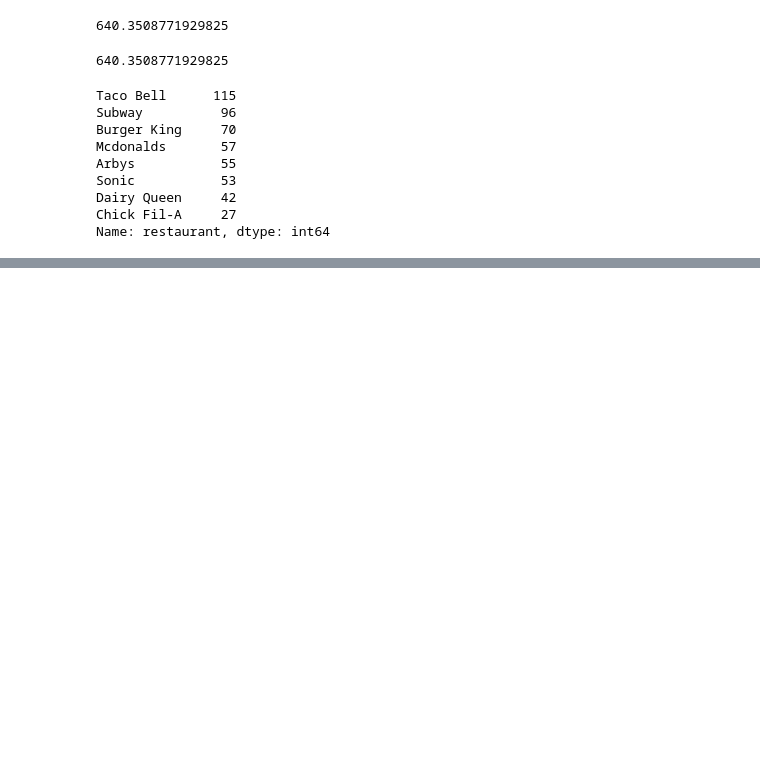
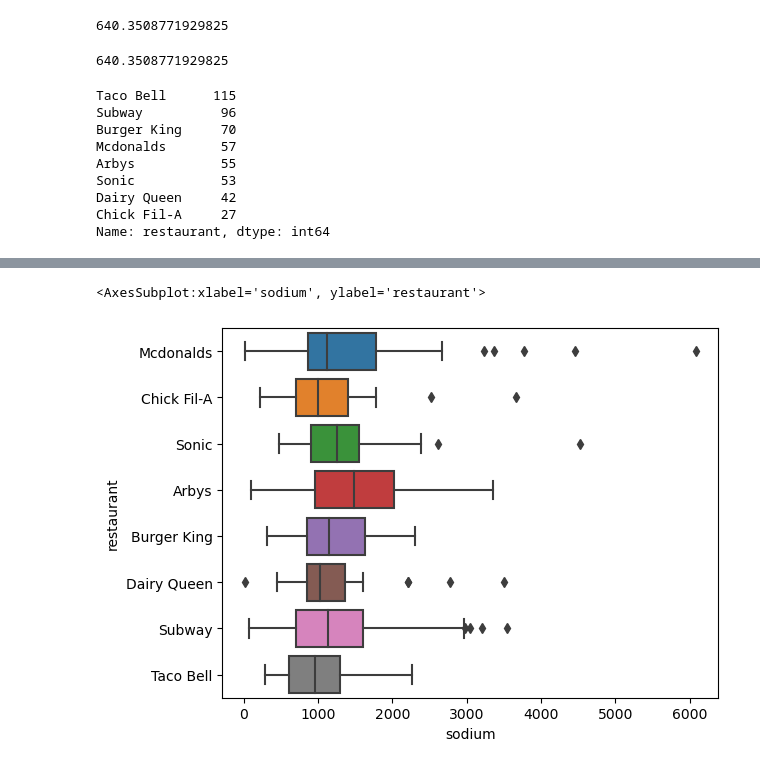
Before and after one commit to ZachMajernik/DataScience1, a Jupyter notebook: FinalProject/FinalProjectDataset.ipynb, the cells around one changed output, grey strips where cells are left out. Cells and saved outputs as stored; diff of their text form; code cells hidden in the pictures; blank space fills up the shorter version.

```diff
--- a/FinalProject/FinalProjectDataset.ipynb
+++ b/FinalProject/FinalProjectDataset.ipynb
@@ -149,0 +188,5 @@ Name: item, dtype: object
+# %%
+sns.boxplot(data=df, y='restaurant', x='sodium')
+# %% [output]
+<AxesSubplot:xlabel='sodium', ylabel='restaurant'>
+[figure, added]
```
Also changed, not shown: parts of 10 cells of this notebook, 2 other files.
